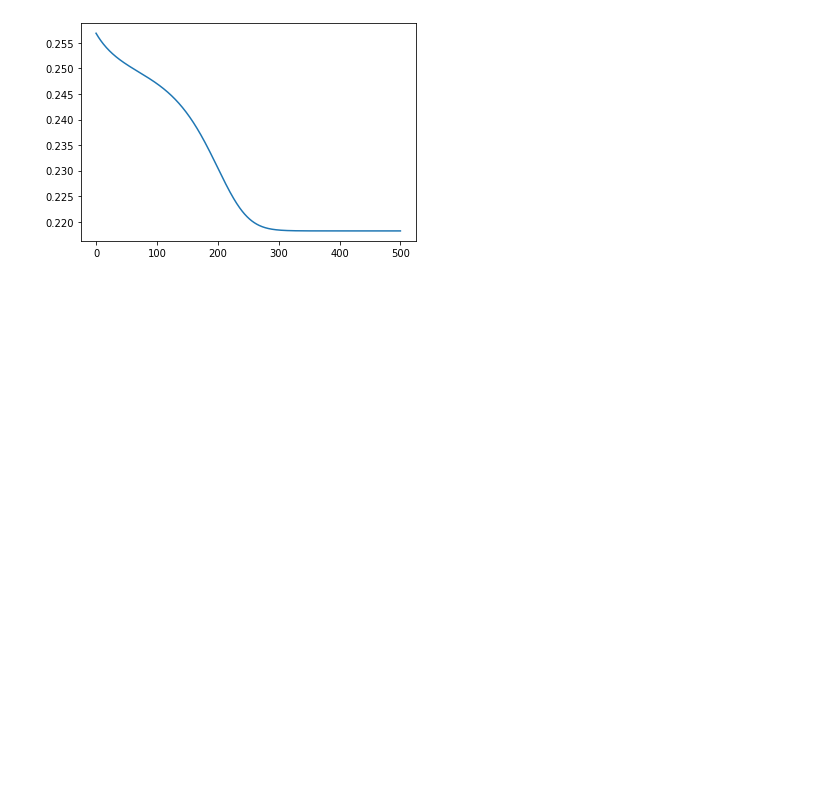
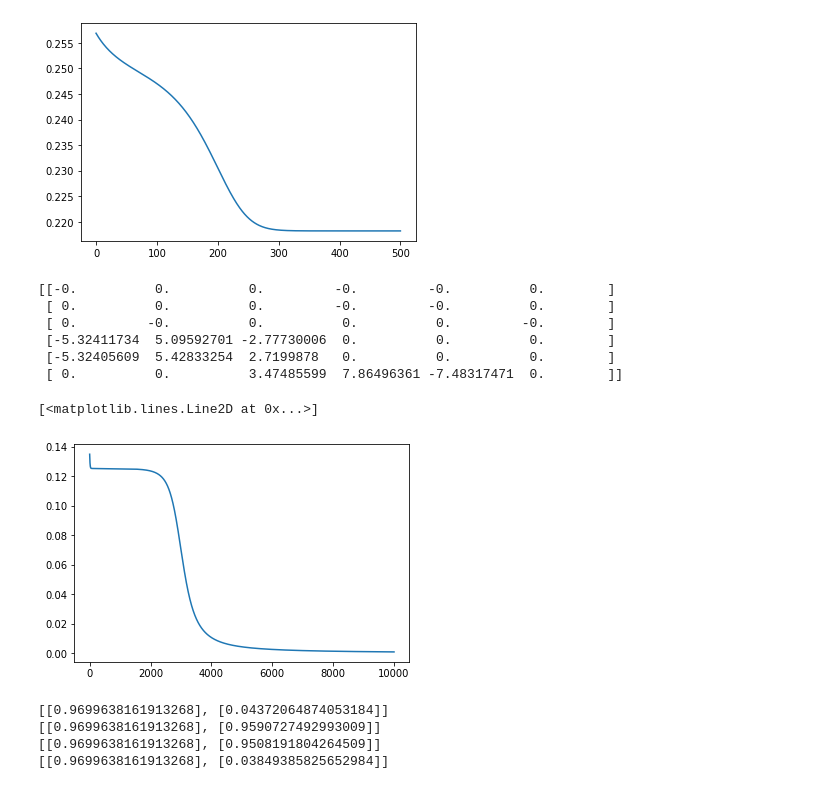
Before and after one commit to SeanScripts/graph-backprop, a Jupyter notebook: graph_backprop.ipynb, the cells around one changed output. Drawn from its saved outputs; the diff is of its cells as text; code cells hidden in the pictures; blank space fills up the shorter version.

Commit message:
Add XOR example
Added an example of a simple graph NN implementing an XOR gate. I also started to work on the sequential mode, but it's still very buggy.

```diff
--- a/graph_backprop.ipynb
+++ b/graph_backprop.ipynb
@@ -454,3 +488,45 @@ plt.plot(errs_rg)
 # %% [output]
 [<matplotlib.lines.Line2D at 0x...>]
 [figure]
+# %%
+# Testing a regular NN as a graph
+xor_net = GraphNet(6)
+xor_net.define_input([0,1])
+xor_net.connect(0,3)
+xor_net.connect(0,4)
+xor_net.connect(1,3)
+xor_net.connect(1,4)
+xor_net.connect(2,3)
+xor_net.connect(2,4)
+xor_net.connect(2,5)
+xor_net.connect(3,5)
+xor_net.connect(4,5)
+xor_net.activation(2, 'bias')
+xor_net.activations([3,4,5], 'sigmoid')
+xor_net.init_random()
+# %%
+train_x = [[0,0], [0,1], [1,0], [1,1]]
+train_y = [[0], [1], [1], [0]]
+errs_xor = xor_net.train(train_x, train_y, delay=2, epochs=10000, learning_rate=0.5, verbose=True)
+# %% [output]
+[[-0.          0.          0.         -0.         -0.          0.        ]
+ [ 0.          0.          0.         -0.         -0.          0.        ]
+ [ 0.         -0.          0.          0.          0.         -0.        ]
+ [-5.32411734  5.09592701 -2.77730006  0.          0.          0.        ]
+ [-5.32405609  5.42833254  2.7199878   0.          0.          0.        ]
+ [ 0.          0.          3.47485599  7.86496361 -7.48317471  0.        ]]
+# %%
+plt.plot(errs_xor)
+# %% [output]
+[<matplotlib.lines.Line2D at 0x...>]
+[figure, added]
+# %%
+print(xor_net.stepn([0,0], 2))
+print(xor_net.stepn([0,1], 2))
+print(xor_net.stepn([1,0], 2))
+print(xor_net.stepn([1,1], 2))
+# %% [output]
+[[0.9699638161913268], [0.04372064874053184]]
+[[0.9699638161913268], [0.9590727492993009]]
+[[0.9699638161913268], [0.9508191804264509]]
+[[0.9699638161913268], [0.03849385825652984]]
```
Also changed, not shown: parts of 4 cells of this notebook.
